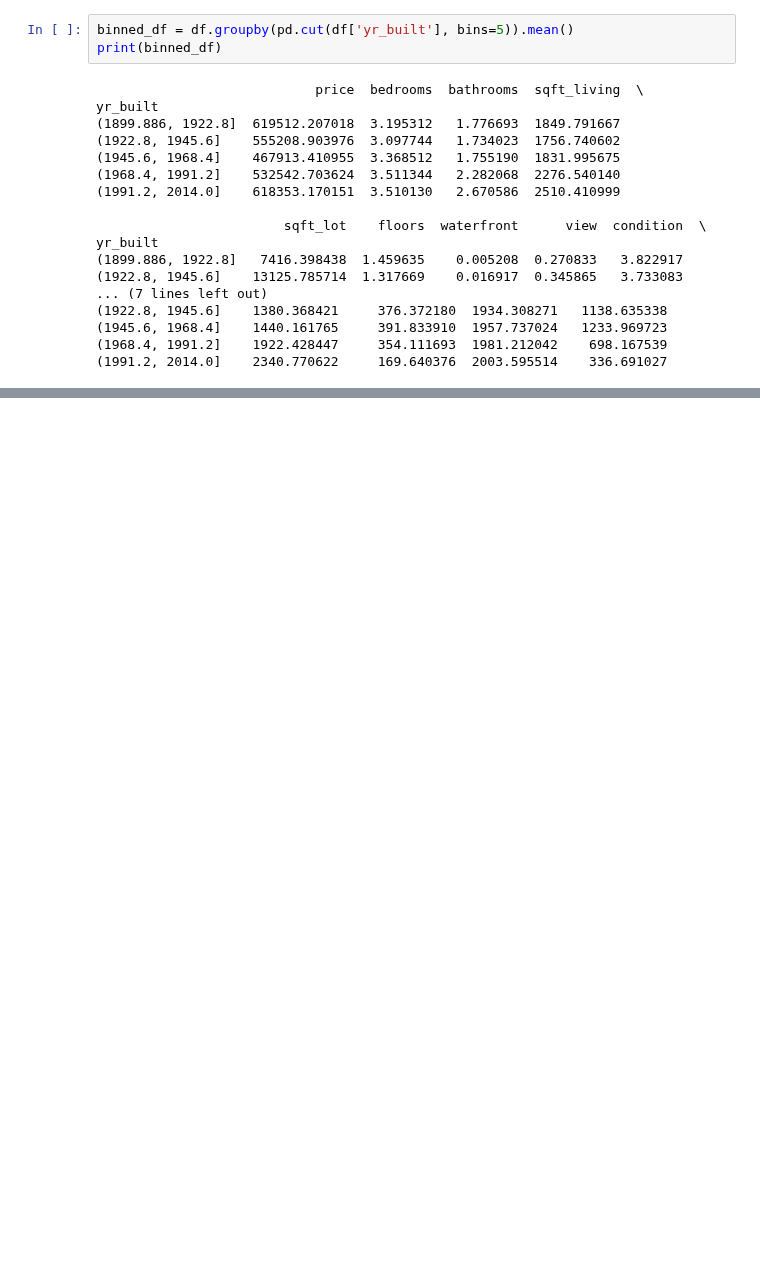
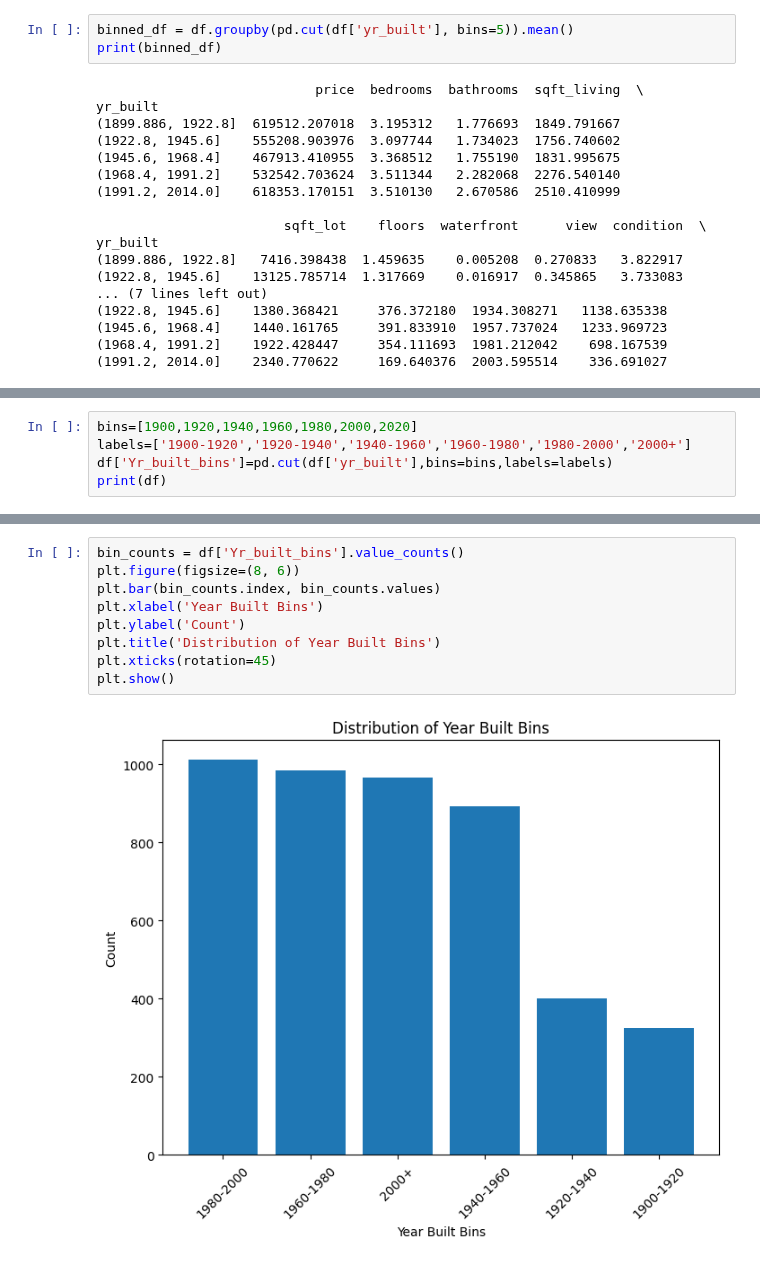
Before and after one commit to Deyonrose/labexercises, a Jupyter notebook: 2348513_ex1.ipynb, the cells around one changed output, grey strips where cells are left out. Cells and saved outputs as stored; diff of their text form; blank space fills up the shorter version.

```diff
--- a/2348513_ex1.ipynb
+++ b/2348513_ex1.ipynb
@@ -98,0 +185,5 @@ yr_built
+# %%
+bins=[1900,1920,1940,1960,1980,2000,2020]
+labels=['1900-1920','1920-1940','1940-1960','1960-1980','1980-2000','2000+']
+df['Yr_built_bins']=pd.cut(df['yr_built'],bins=bins,labels=labels)
+print(df)
@@ -98,0 +208,11 @@ yr_built
+# %%
+bin_counts = df['Yr_built_bins'].value_counts()
+plt.figure(figsize=(8, 6))
+plt.bar(bin_counts.index, bin_counts.values)
+plt.xlabel('Year Built Bins')
+plt.ylabel('Count')
+plt.title('Distribution of Year Built Bins')
+plt.xticks(rotation=45)
+plt.show()
+# %% [output]
+[figure, added]
```
Also changed, not shown: parts of 15 cells of this notebook.
